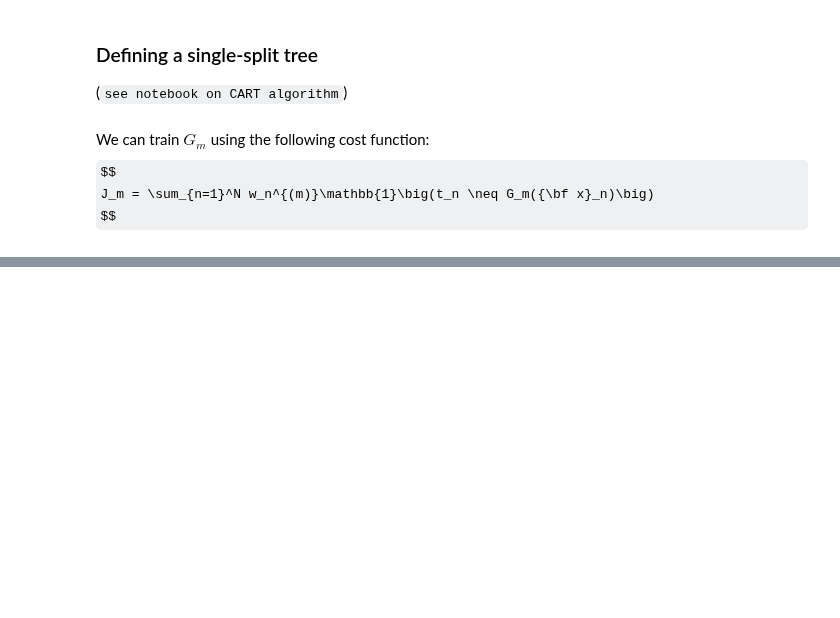
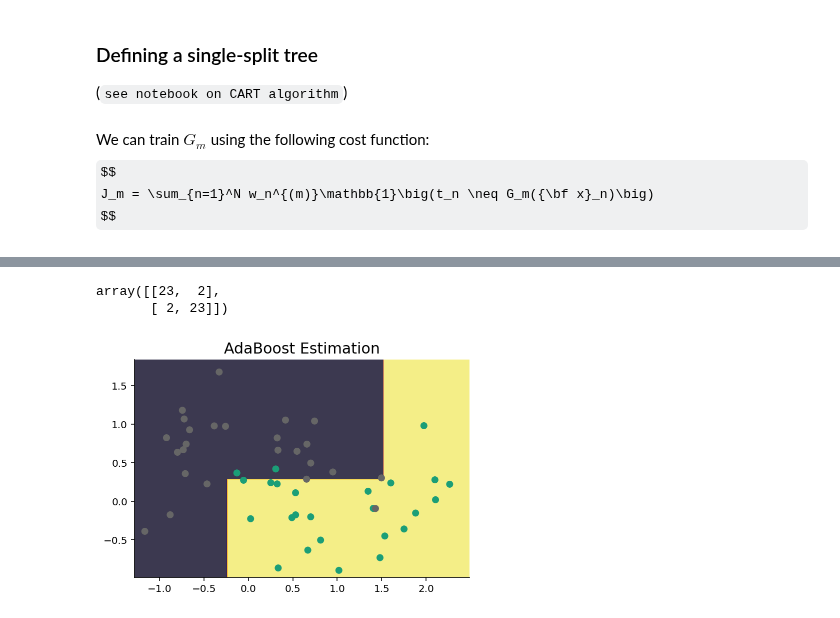
Before and after one commit to gerdm/prml, a Jupyter notebook: chapter14/boosting.ipynb, the cells around one changed output, grey strips where cells are left out. Cells and saved outputs as stored; diff of their text form; code cells hidden in the pictures; some formulas as TeX source; blank space fills up the shorter version.

Commit message:
mod ch14: finish boosting implementation

```diff
--- a/chapter14/boosting.ipynb
+++ b/chapter14/boosting.ipynb
@@ -220,0 +117,31 @@ plt.scatter(*X.T, c=y, cmap="Dark2")
+# %%
+## AdaBoost for-loop
+M = 150
+w = np.ones_like(y) / len(y)
+alpha_boost = []
+index_boost = []
+cutoff_boost = []
+weights_hist = []
+
+for m in range(M):
+    j_cut, s_cut, J, errs = find_tree(X, y, w)
+    err_m = (errs * w).sum() / w.sum()
+    alpha_m = np.log((1 - err_m) / err_m)
+    w = w * np.exp(alpha_m * errs)
+
+    alpha_boost.append(alpha_m)
+    index_boost.append(j_cut)
+    cutoff_boost.append(s_cut)
+    weights_hist.append(w)
+# %%
+def predict(X, j, s):
+    yhat = Ri(X, j, s)
+    yhat = 2 * yhat - 1
+    # coding correction
+    return -yhat * (-1) ** j
+
+def adaboost_predict(X, alphas, indices, cutoffs):
+    yhat = 0
+    for alpha, index, s in zip(alphas, indices, cutoffs):
+        yhat += alpha * predict(X, index, s)
+    return np.sign(yhat).astype(int)
@@ -220,0 +150,19 @@ plt.scatter(*X.T, c=y, cmap="Dark2")
+# %%
+confusion_matrix(y, yhat, labels=[-1, 1])
+# %% [output]
+array([[23,  2],
+       [ 2, 23]])
+# %%
+step = 0.01
+Xgrid = np.mgrid[X[:, 0].min() * (1 + 0.1): X[:, 0].max() *  (1 + 0.1): step,
+                 X[:, 1].min() * (1 + 0.1): X[:, 1].max() * (1 + 0.1): step]
+_, M1, M2 = Xgrid.shape
+# %%
+yhat_grid = adaboost_predict(Xgrid.T.reshape(-1, 2), alpha_boost, index_boost, cutoff_boost)
+yhat_grid = yhat_grid.reshape(M2, M1).T
+# %%
+plt.contourf(*Xgrid, yhat_grid, cmap="inferno", alpha=0.8)
+plt.scatter(*X.T, c=y, cmap="Dark2_r")
+plt.title("AdaBoost Estimation", fontsize=15);
+# %% [output]
+[figure, added]
```
Also changed, not shown: parts of 20 cells of this notebook.
